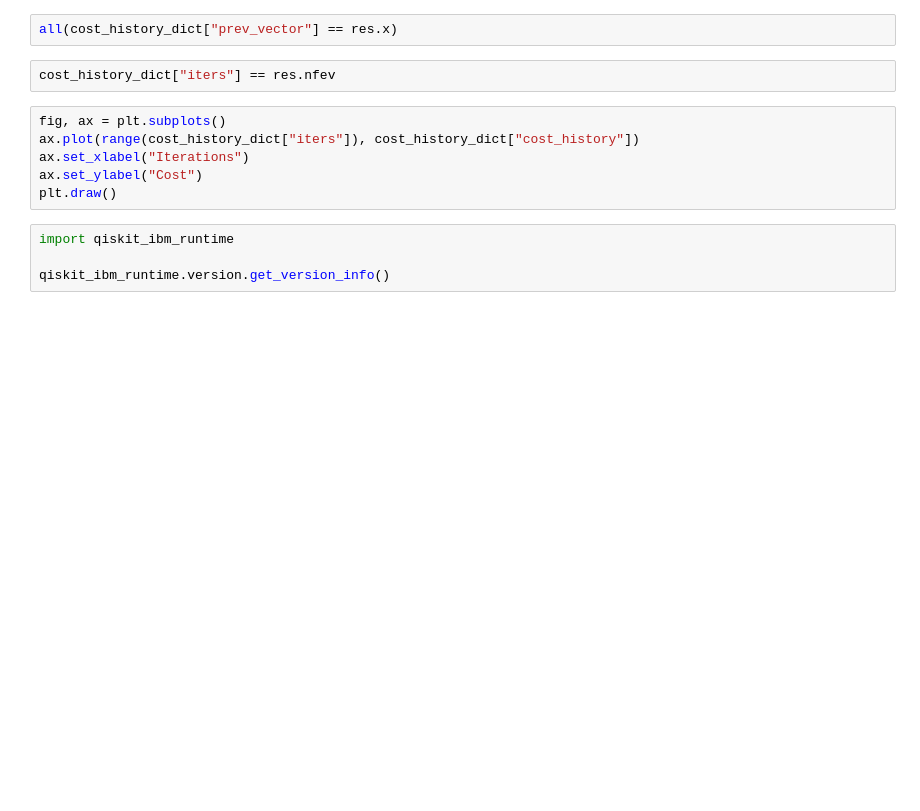
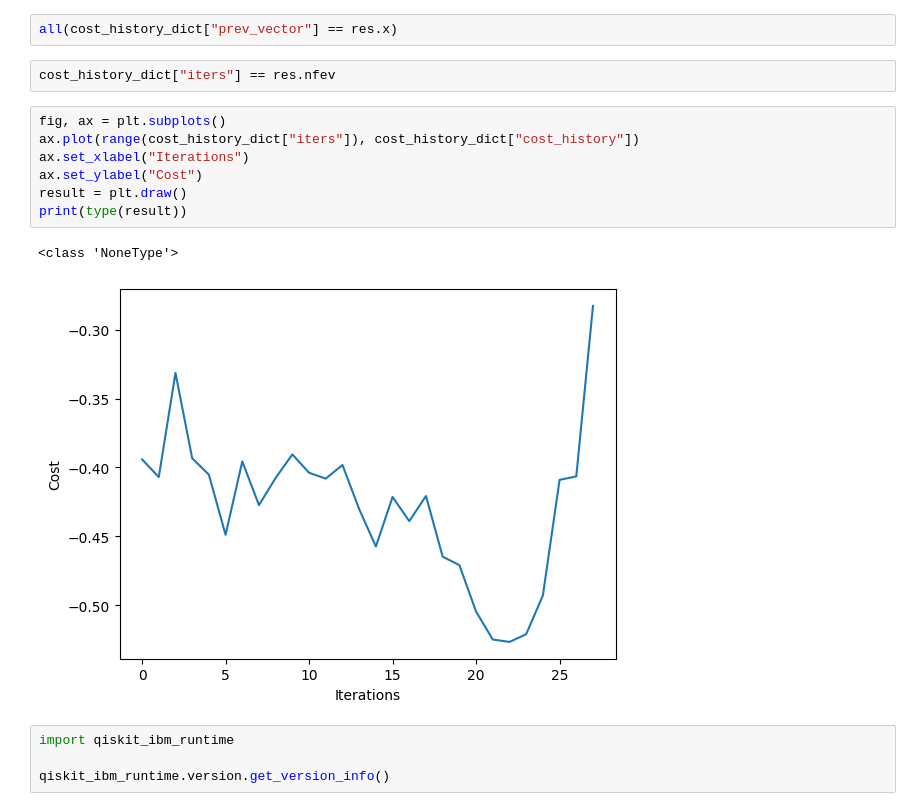
Before and after one commit to ellypeop/Dissertation, a Jupyter notebook: vqe.ipynb, the cells around one changed output. Cells and saved outputs as stored; diff of their text form; blank space fills up the shorter version.

```diff
--- a/vqe.ipynb
+++ b/vqe.ipynb
@@ -186,9 +204,13 @@ cost_history_dict["iters"] == res.nfev
 # %%
 fig, ax = plt.subplots()
 ax.plot(range(cost_history_dict["iters"]), cost_history_dict["cost_history"])
 ax.set_xlabel("Iterations")
 ax.set_ylabel("Cost")
-plt.draw()
+result = plt.draw()
+print(type(result))
+# %% [output]
+<class 'NoneType'>
+[figure, added]
 # %%
 import qiskit_ibm_runtime
 
```
Also changed, not shown: parts of 4 cells of this notebook, 3 other files.
